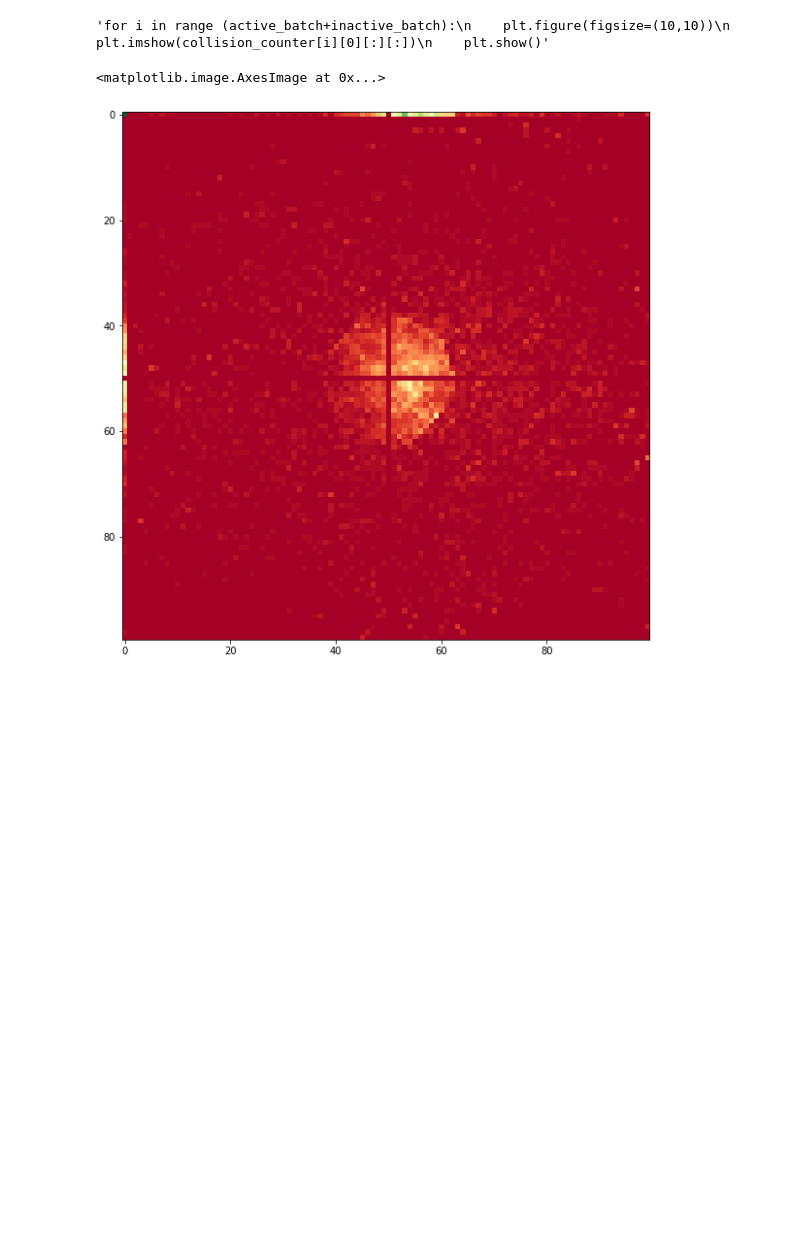
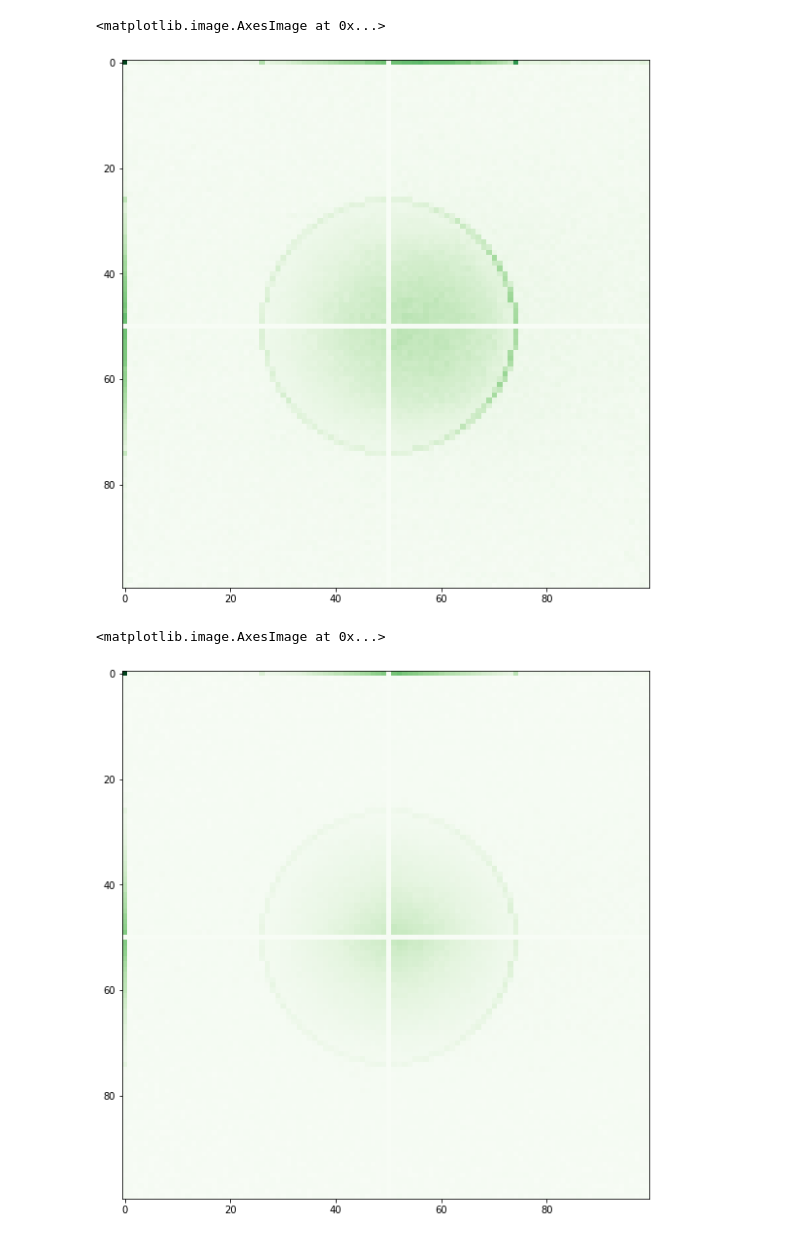
Before and after one commit to magnoxemo/mesh_amalgamation_test, a Jupyter notebook: src/main.ipynb, the cells around one changed output. Saved outputs shown, nothing was run; the diff lists cells and outputs as text; code cells hidden in the pictures; blank space fills up the shorter version.

```diff
--- a/src/main.ipynb
+++ b/src/main.ipynb
@@ -328,17 +324,15 @@ plt.ylim(0,max(k))
 # %%
-
-
-'''for i in range (active_batch+inactive_batch):
-    plt.figure(figsize=(10,10))
-    plt.imshow(collision_counter[i][0][:][:])
-    plt.show()'''
+import matplotlib.cm as cm
+plt.figure(figsize=(10,10))
+plt.imshow(collision_counter[-1][0][:][:],cmap=cm.Greens)
 # %% [output]
-'for i in range (active_batch+inactive_batch):\n    plt.figure(figsize=(10,10))\n    plt.imshow(collision_counter[i][0][:][:])\n    plt.show()'
+<matplotlib.image.AxesImage at 0x...>
+[figure, added]
 # %%
 import matplotlib.cm as cm
 plt.figure(figsize=(10,10))
-plt.imshow(collision_counter[-1][0][:][:],cmap=cm.RdYlGn)
+plt.imshow(collision_counter[0][0][:][:],cmap=cm.Greens)
 # %% [output]
 <matplotlib.image.AxesImage at 0x...>
-[figure, old version]
+[figure, new version]
 # %%
```
Also changed, not shown: parts of 7 cells of this notebook.
